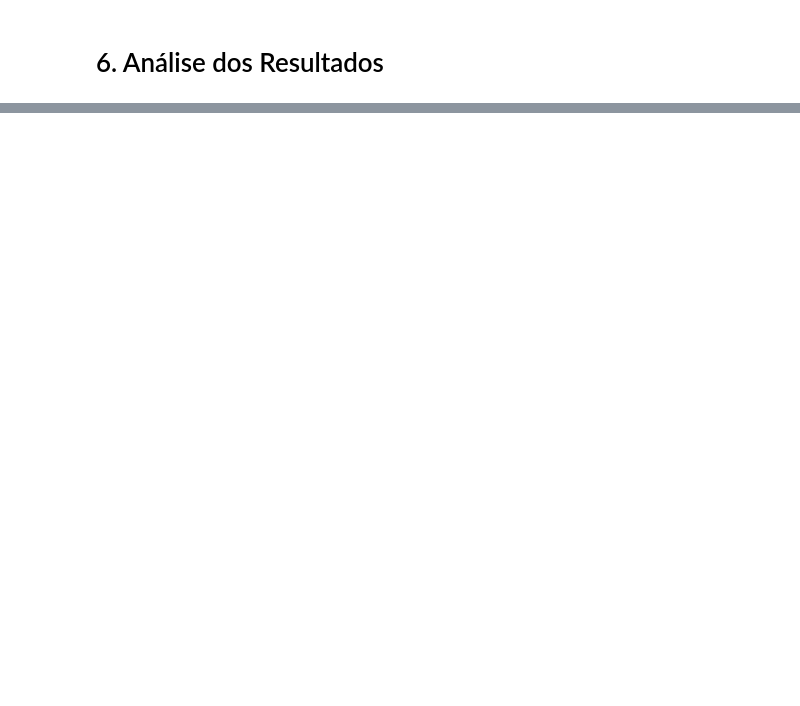
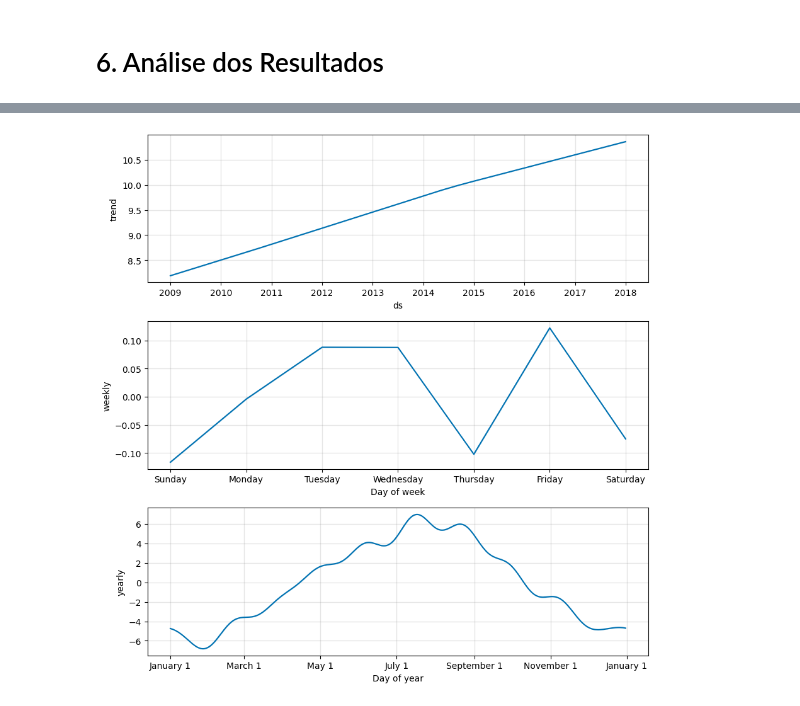
Before and after one commit to marcosmorais94/climate_forecast, a Jupyter notebook: climate_forecast_ml.ipynb, the cells around one changed output, grey strips where cells are left out. Cells and saved outputs as stored; diff of their text form; code cells hidden in the pictures; blank space fills up the shorter version.

```diff
--- a/climate_forecast_ml.ipynb
+++ b/climate_forecast_ml.ipynb
@@ -222,2 +363,8 @@ https://www.dataquest.io/blog/tutorial-time-series-analysis-with-pandas/
 # %% [markdown]
 # 5. Modelo Preditivo - Prophet
+# %%
+# Cria o modelo prophet como objeto python
+m = Prophet()
+# %%
+# Fit do modelo
+m.fit(df_modelo)
@@ -223,0 +375,4 @@ https://www.dataquest.io/blog/tutorial-time-series-analysis-with-pandas/
+# %%
+# Prepara o dataset com input das datas com as previsões
+future = m.make_future_dataframe(periods=365)
+future.tail()
@@ -223,0 +386,3 @@ https://www.dataquest.io/blog/tutorial-time-series-analysis-with-pandas/
+# %%
+# Previsões com o Prophet
+forecast = m.predict(future)
@@ -225,0 +406,5 @@ https://www.dataquest.io/blog/tutorial-time-series-analysis-with-pandas/
+# %%
+# Plot dos components
+fig2 = m.plot_components(forecast)
+# %% [output]
+[figure, added]
```
Also changed, not shown: parts of 30 cells of this notebook.
